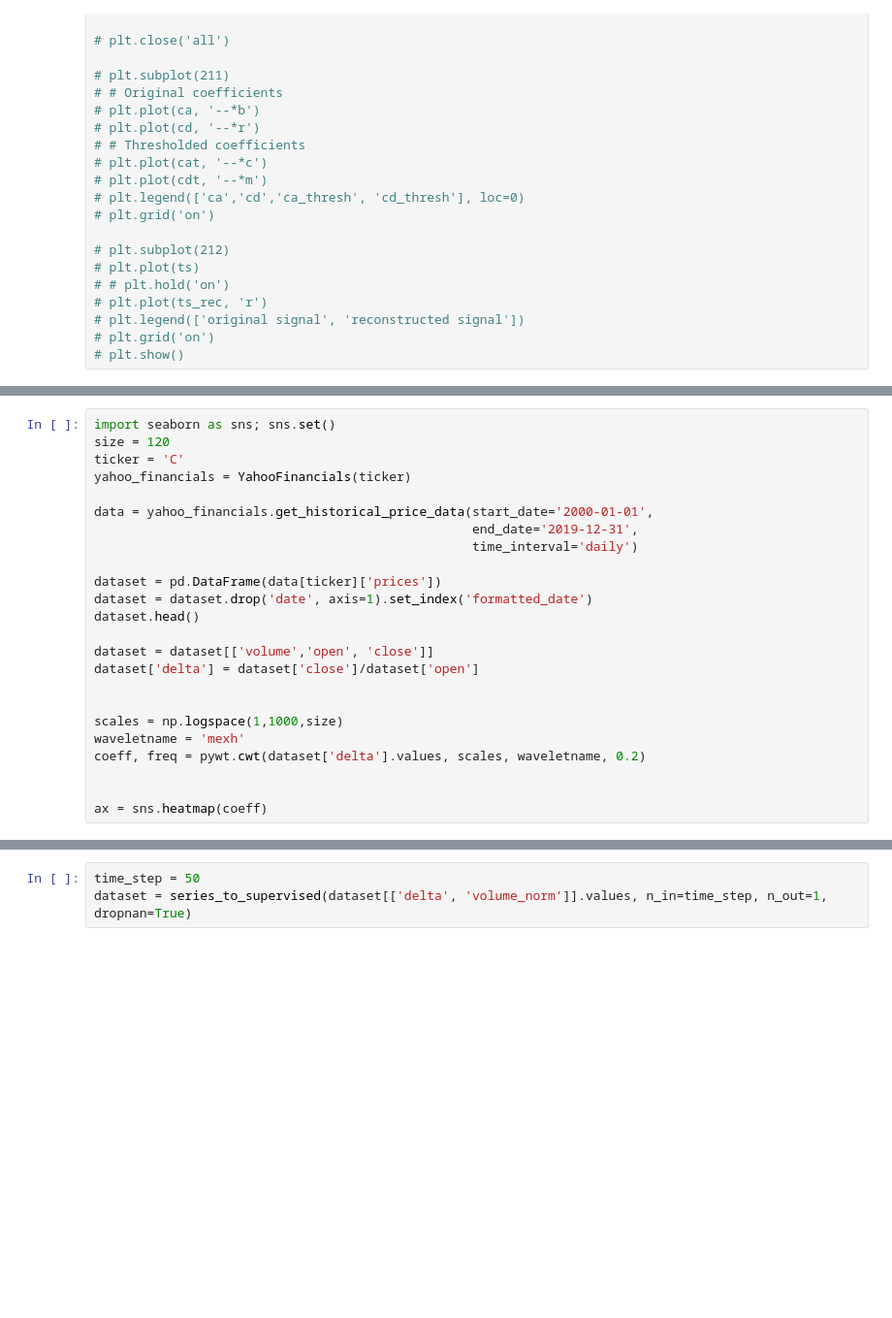
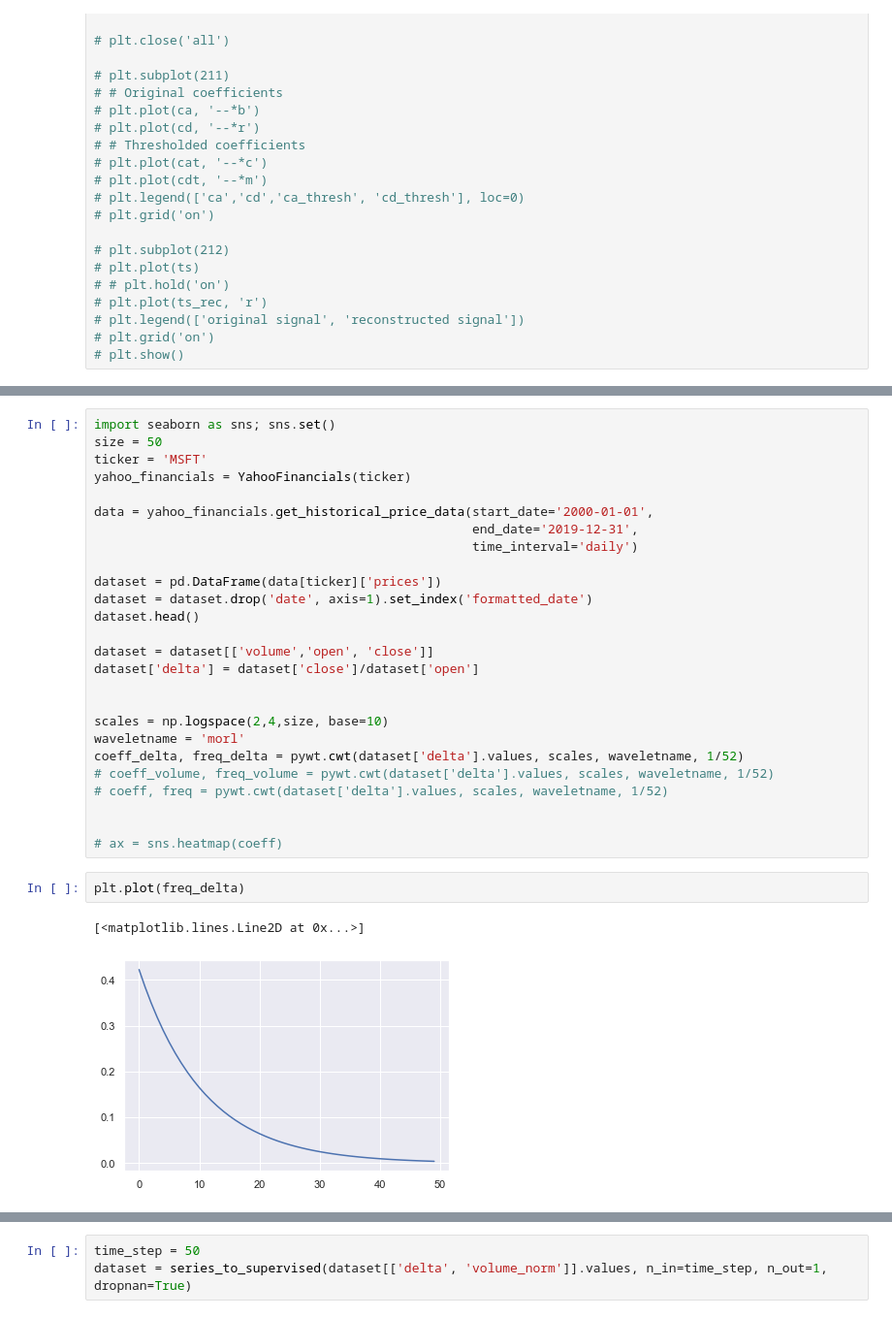
Before and after one commit to ledgey/datasciencestuff, a Jupyter notebook: stock-price-lstm-2.ipynb, the cells around one changed output, grey strips where cells are left out. Shown: that part at 97% size. Saved outputs shown, nothing was run; the diff lists cells and outputs as text; blank space fills up the shorter version.

```diff
--- a/stock-price-lstm-2.ipynb
+++ b/stock-price-lstm-2.ipynb
@@ -252,7 +256,7 @@ np.arange(0.001,20).size
 # %%
 import seaborn as sns; sns.set()
-size = 120
-ticker = 'C'
+size = 50
+ticker = 'MSFT'
 yahoo_financials = YahooFinancials(ticker)
 
 data = yahoo_financials.get_historical_price_data(start_date='2000-01-01',
@@ -267,12 +271,19 @@ dataset = dataset[['volume','open', 'close']]
 dataset['delta'] = dataset['close']/dataset['open']
 
 
-scales = np.logspace(1,1000,size)
-waveletname = 'mexh'
-coeff, freq = pywt.cwt(dataset['delta'].values, scales, waveletname, 0.2)
+scales = np.logspace(2,4,size, base=10)
+waveletname = 'morl'
+coeff_delta, freq_delta = pywt.cwt(dataset['delta'].values, scales, waveletname, 1/52)
+# coeff_volume, freq_volume = pywt.cwt(dataset['delta'].values, scales, waveletname, 1/52)
+# coeff, freq = pywt.cwt(dataset['delta'].values, scales, waveletname, 1/52)
 
 
-ax = sns.heatmap(coeff)
+# ax = sns.heatmap(coeff)
+# %%
+plt.plot(freq_delta)
+# %% [output]
+[<matplotlib.lines.Line2D at 0x...>]
+[figure, added]
 # %%
 N = dataset['delta'].shape[0]
 t0=0
```
Also changed, not shown: parts of 15 cells of this notebook, 2 other files.
